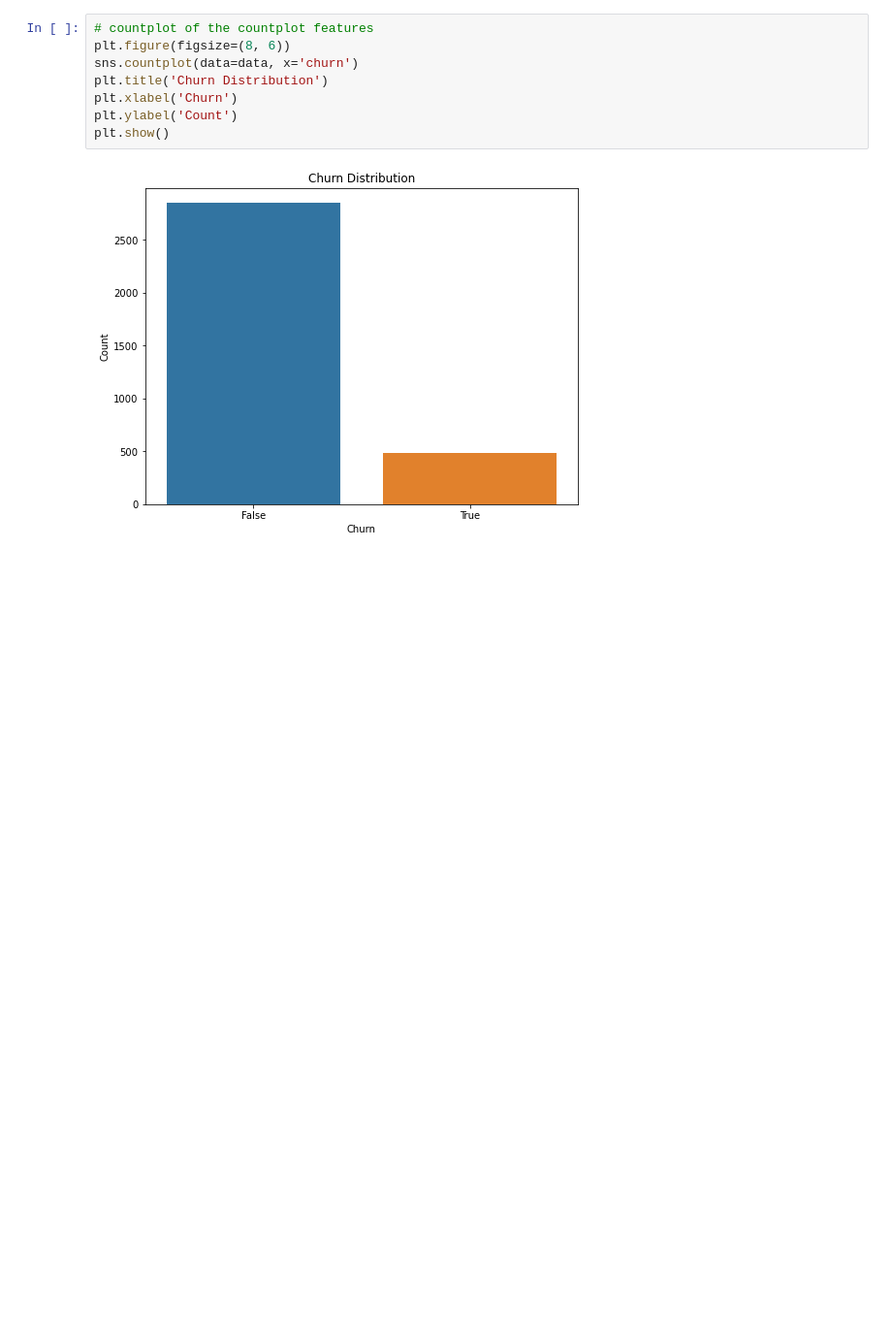
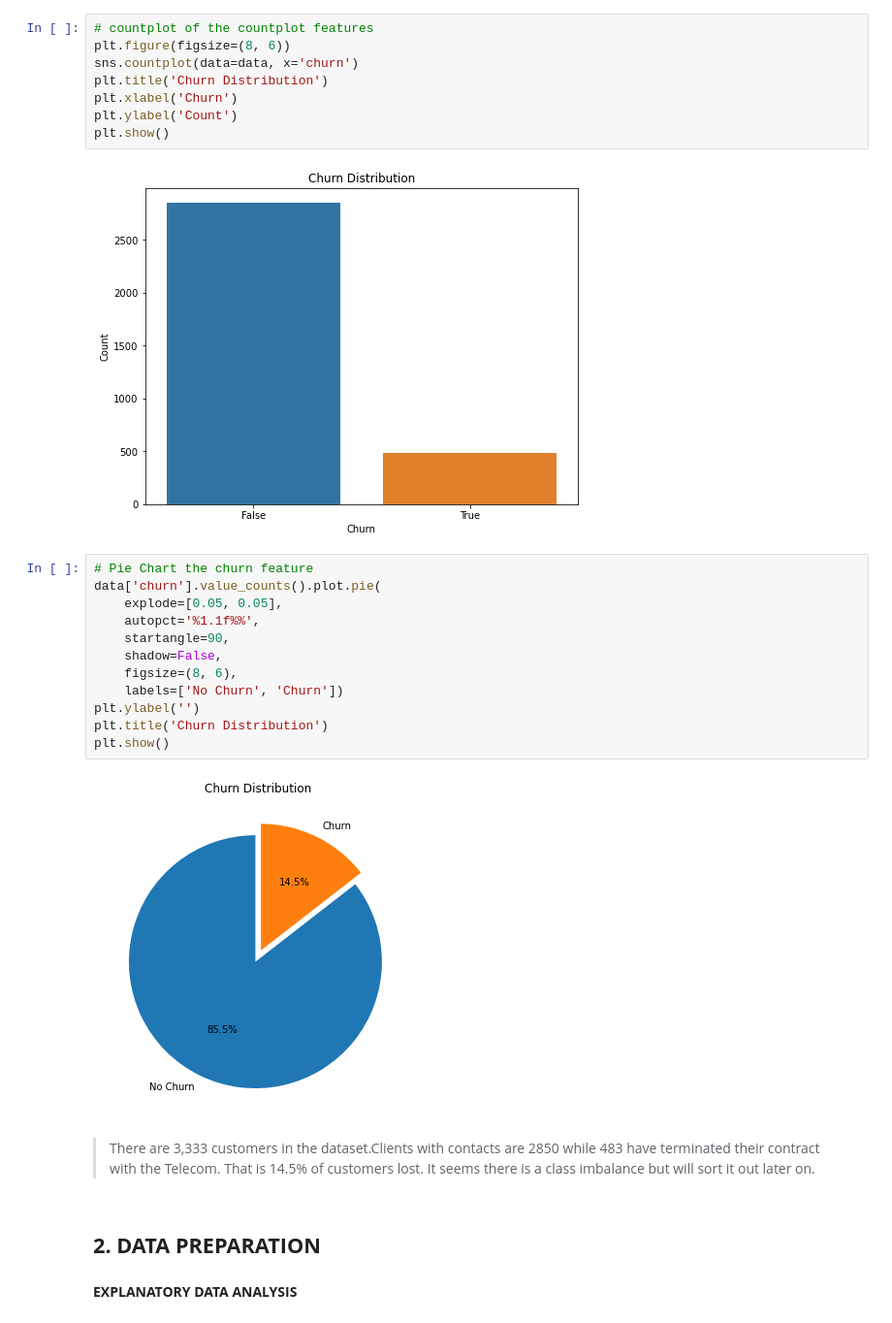
Before and after one commit to Mr-PeterMaina/Phase3-Final-Project, a Jupyter notebook: Customerchurnprediction.ipynb, the cells around one changed output. Shown: that part at 97% size. Saved outputs shown, nothing was run; the diff lists cells and outputs as text; blank space fills up the shorter version.

Commit message:
Data Preparation updates

```diff
--- a/Customerchurnprediction.ipynb
+++ b/Customerchurnprediction.ipynb
@@ -179,3 +179,24 @@ plt.ylabel('Count')
 plt.show()
 # %% [output]
 [figure]
+# %%
+# Pie Chart the churn feature
+data['churn'].value_counts().plot.pie(
+    explode=[0.05, 0.05],
+    autopct='%1.1f%%',
+    startangle=90,
+    shadow=False,
+    figsize=(8, 6),
+    labels=['No Churn', 'Churn'])
+plt.ylabel('')
+plt.title('Churn Distribution')
+plt.show()
+# %% [output]
+[figure, added]
+# %% [markdown]
+> There are 3,333 customers in the dataset.Clients with contacts are 2850 while 483 have terminated their contract with the Telecom. That is 14.5% of customers lost.
+> It seems there is a class imbalance but will sort it out later on.
+# %% [markdown]
+## **2. DATA PREPARATION**
+# %% [markdown]
+**EXPLANATORY DATA ANALYSIS**
```
Also changed, not shown: parts of 18 cells of this notebook.
